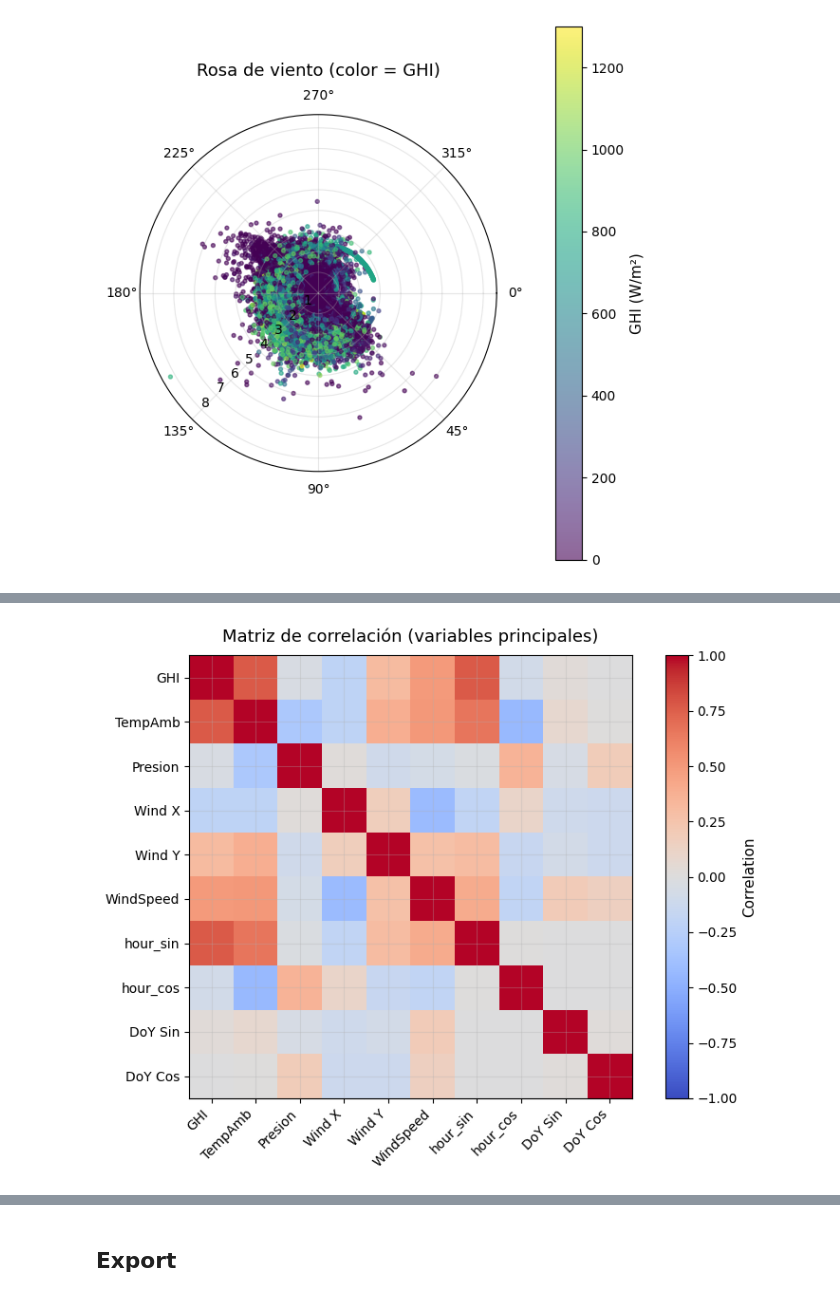
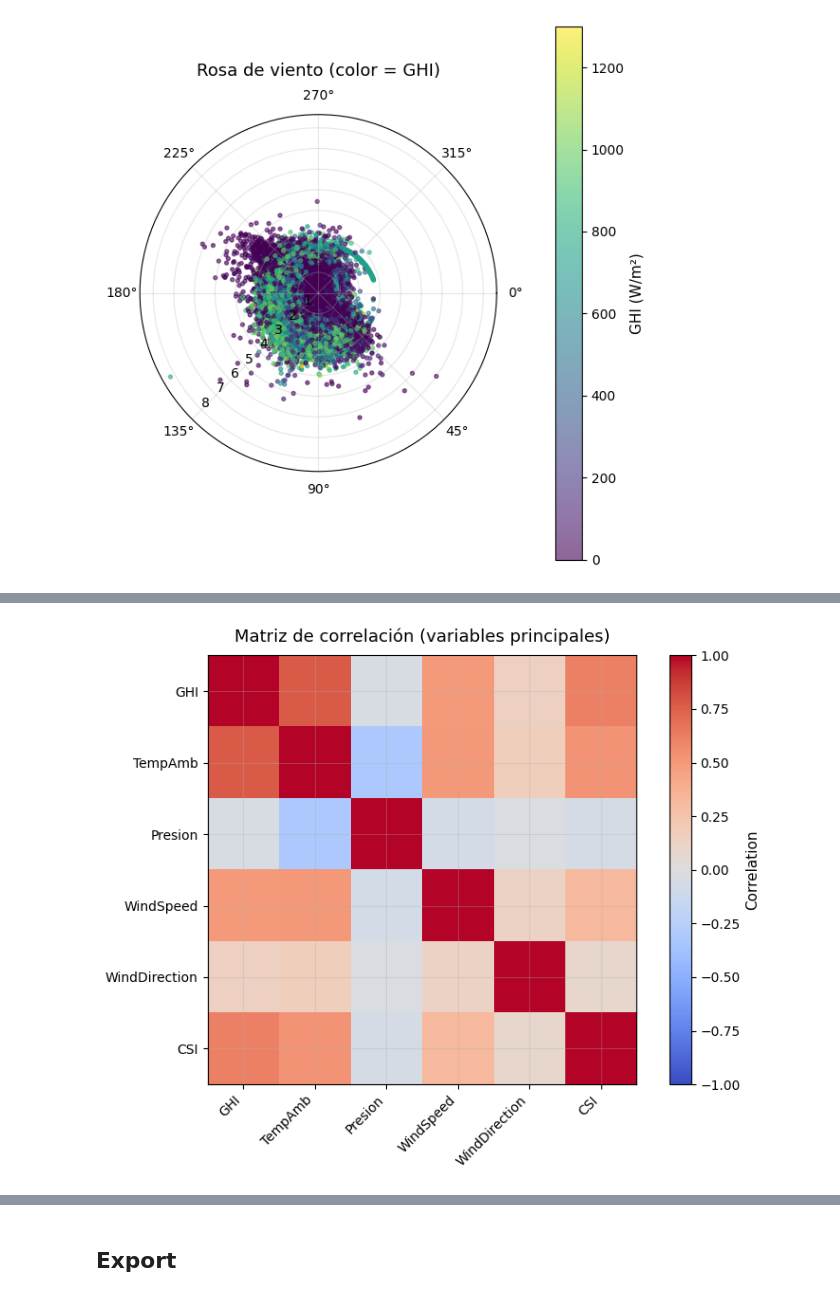
Before and after one commit to EstebanLN/solar-forecasting-colombia, a Jupyter notebook: notebooks/02_DataCleaning_FeatureEngineering.ipynb, the cells around one changed output, grey strips where cells are left out. Saved outputs shown, nothing was run; the diff lists cells and outputs as text; code cells hidden in the pictures.

```diff
--- a/notebooks/02_DataCleaning_FeatureEngineering.ipynb
+++ b/notebooks/02_DataCleaning_FeatureEngineering.ipynb
@@ -174,3 +181,22 @@ for L in lags:
+# %%
+times = base.index.tz_convert('America/Bogota')
+solar_pos = solarposition.get_solarposition(times, lat, lon)
+base['solar_zenith'] = solar_pos['zenith']
+base['solar_azimuth'] = solar_pos['azimuth']
+base['solar_elevation'] = 90 - base['solar_zenith']
+# %%
+base['ETR'] = irradiance.get_extra_radiation(times.dayofyear)
+base['clear_sky_ghi'] = base['ETR'] * np.cos(np.radians(base['solar_zenith']))
+base['CSI_advanced'] = base['GHI'] / (base['clear_sky_ghi'] + 1e-6)
+base['CSI_advanced'] = base['CSI_advanced'].clip(0, 1.5)
+# %%
+base['ghi_1min_change'] = base['GHI'].diff().abs()
+base['ghi_5min_std'] = base['GHI'].rolling(5).std()
+base['ghi_persistence_1h'] = base['GHI'] / base['GHI'].shift(6)
+# %%
+base['temp_pressure_ratio'] = base['TempAmb'] / (base['Presion'] + 1e-6)
+base['wind_temp_interaction'] = base['WindSpeed'] * base['TempAmb']
+base['wind_cloud_effect'] = base['WindSpeed'] * base['CSI_advanced']
 # %% [markdown]
 ## Plots
 # %%
@@ -292,20 +421,18 @@ plt.show()
 # %%
 # --- Correlaciones ---
 cols_interest = [
-    "GHI", "TempAmb", "Presion",
-    "Wind X", "Wind Y", "WindSpeed",
-    "hour_sin", "hour_cos",
-    "DoY Sin", "DoY Cos"
+    # Target y variables principales
+    "GHI", "TempAmb", "Presion", "WindSpeed", "WindDirection", "CSI"
 ]
 corr = base[cols_interest].corr()
 
 plt.figure(figsize=(8,6))
 im = plt.imshow(corr, cmap="coolwarm", vmin=-1, vmax=1)
 plt.colorbar(im, label="Correlation")
 plt.xticks(range(len(corr.columns)), corr.columns, rotation=45, ha="right")
 plt.yticks(range(len(corr.columns)), corr.columns)
 plt.title("Matriz de correlación (variables principales)", pad=10)
 plt.tight_layout()
 plt.show()
 # %% [output]
-[figure, old version]
+[figure, new version]
```
Also changed, not shown: parts of 14 cells of this notebook, 2 other files.
